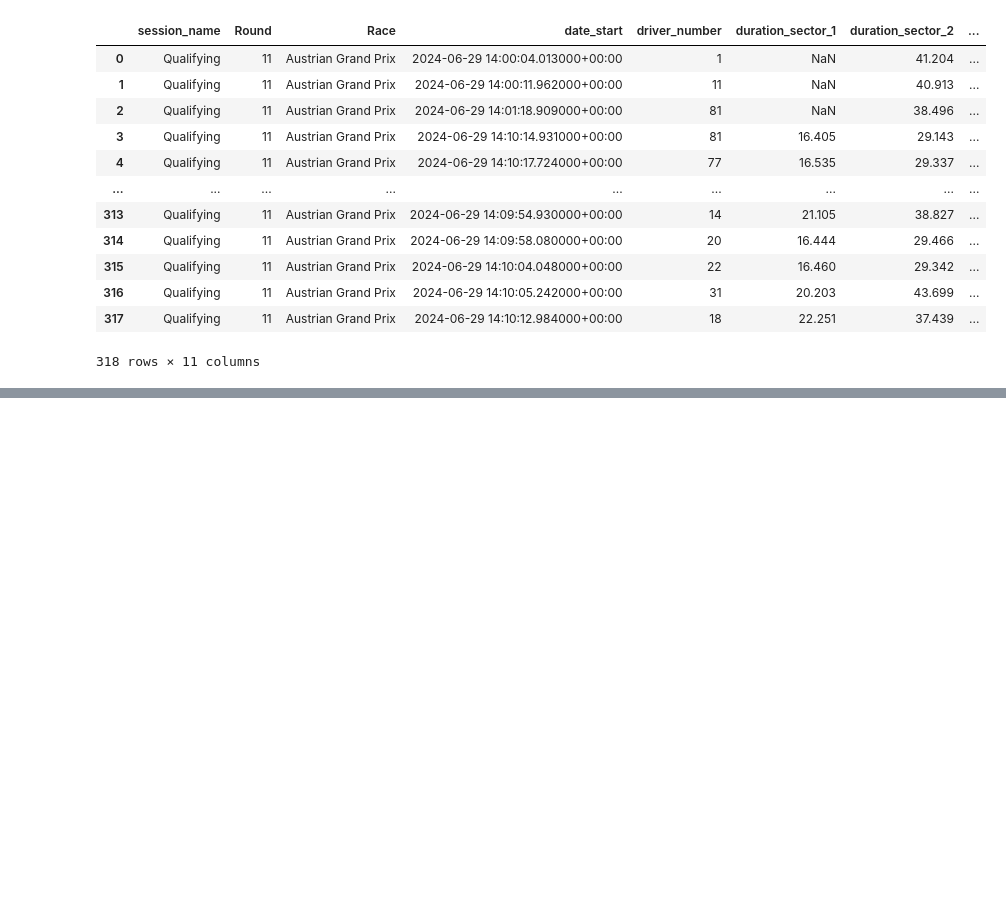
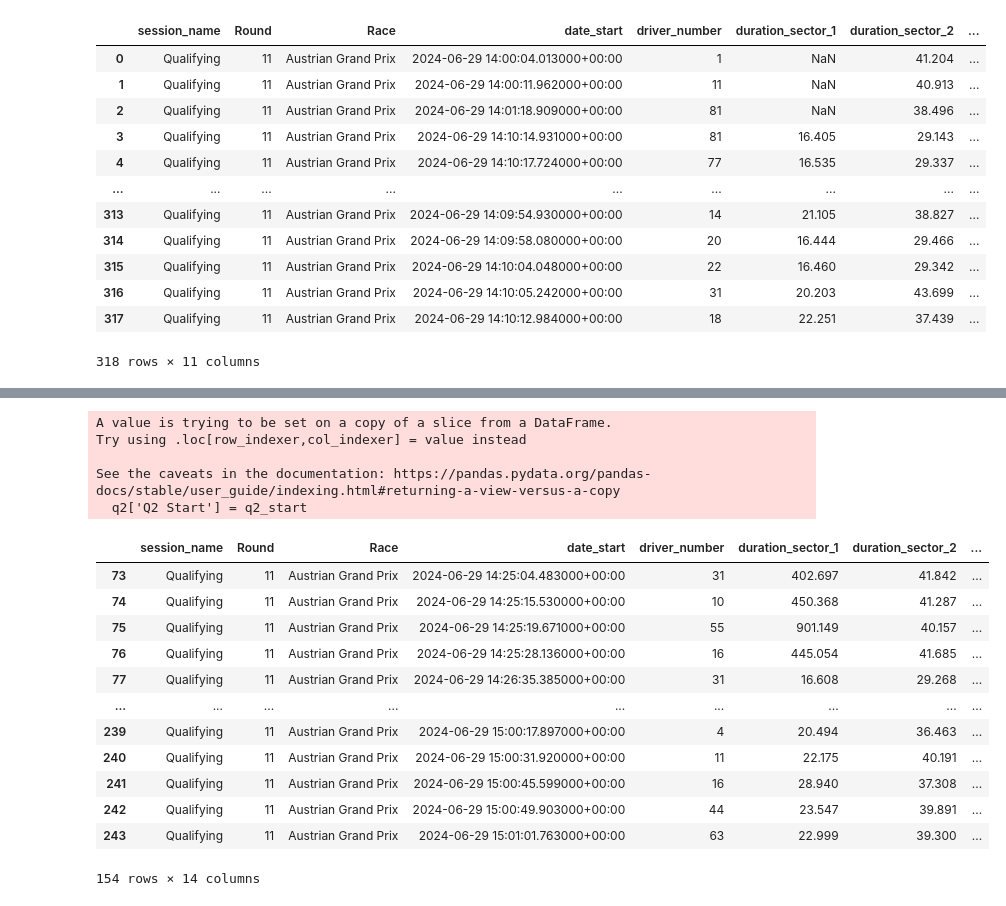
Before and after one commit to cuonglam0105/Preppin-Python, a Jupyter notebook: 2024_W29/2024W29_Solution.ipynb, the cells around one changed output, grey strips where cells are left out. Saved outputs shown, nothing was run; the diff lists cells and outputs as text; code cells hidden in the pictures; blank space fills up the shorter version.

```diff
--- a/2024_W29/2024W29_Solution.ipynb
+++ b/2024_W29/2024W29_Solution.ipynb
@@ -126,0 +251,23 @@ qualify_df
+# %%
+q2_start = q2['date_start'].min()
+q2['Q2 Start'] = q2_start
+q2
+# %% [output]
+A value is trying to be set on a copy of a slice from a DataFrame.
+Try using .loc[row_indexer,col_indexer] = value instead
+
+See the caveats in the documentation: https://pandas.pydata.org/pandas-docs/stable/user_guide/indexing.html#returning-a-view-versus-a-copy
+  q2['Q2 Start'] = q2_start
+|  | session_name | Round | Race | date_start | driver_number | duration_sector_1 | duration_sector_2 | ... |
+| 73 | Qualifying | 11 | Austrian Grand Prix | 2024-06-29 14:25:04.483000+00:00 | 31 | 402.697 | 41.842 | ... |
+| 74 | Qualifying | 11 | Austrian Grand Prix | 2024-06-29 14:25:15.530000+00:00 | 10 | 450.368 | 41.287 | ... |
+| 75 | Qualifying | 11 | Austrian Grand Prix | 2024-06-29 14:25:19.671000+00:00 | 55 | 901.149 | 40.157 | ... |
+| 76 | Qualifying | 11 | Austrian Grand Prix | 2024-06-29 14:25:28.136000+00:00 | 16 | 445.054 | 41.685 | ... |
+| 77 | Qualifying | 11 | Austrian Grand Prix | 2024-06-29 14:26:35.385000+00:00 | 31 | 16.608 | 29.268 | ... |
+| ... | ... | ... | ... | ... | ... | ... | ... | ... |
+| 239 | Qualifying | 11 | Austrian Grand Prix | 2024-06-29 15:00:17.897000+00:00 | 4 | 20.494 | 36.463 | ... |
+| 240 | Qualifying | 11 | Austrian Grand Prix | 2024-06-29 15:00:31.920000+00:00 | 11 | 22.175 | 40.191 | ... |
+| 241 | Qualifying | 11 | Austrian Grand Prix | 2024-06-29 15:00:45.599000+00:00 | 16 | 28.940 | 37.308 | ... |
+| 242 | Qualifying | 11 | Austrian Grand Prix | 2024-06-29 15:00:49.903000+00:00 | 44 | 23.547 | 39.891 | ... |
+| 243 | Qualifying | 11 | Austrian Grand Prix | 2024-06-29 15:01:01.763000+00:00 | 63 | 22.999 | 39.300 | ... |
+154 rows × 14 columns
```
Also changed, not shown: parts of 18 cells of this notebook.
